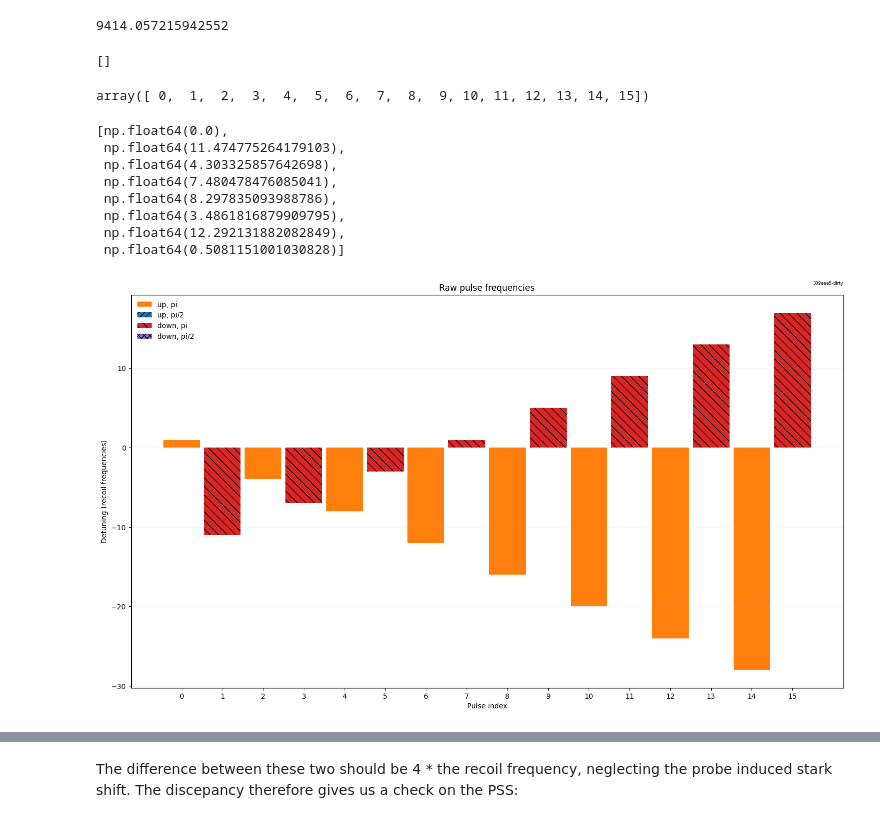
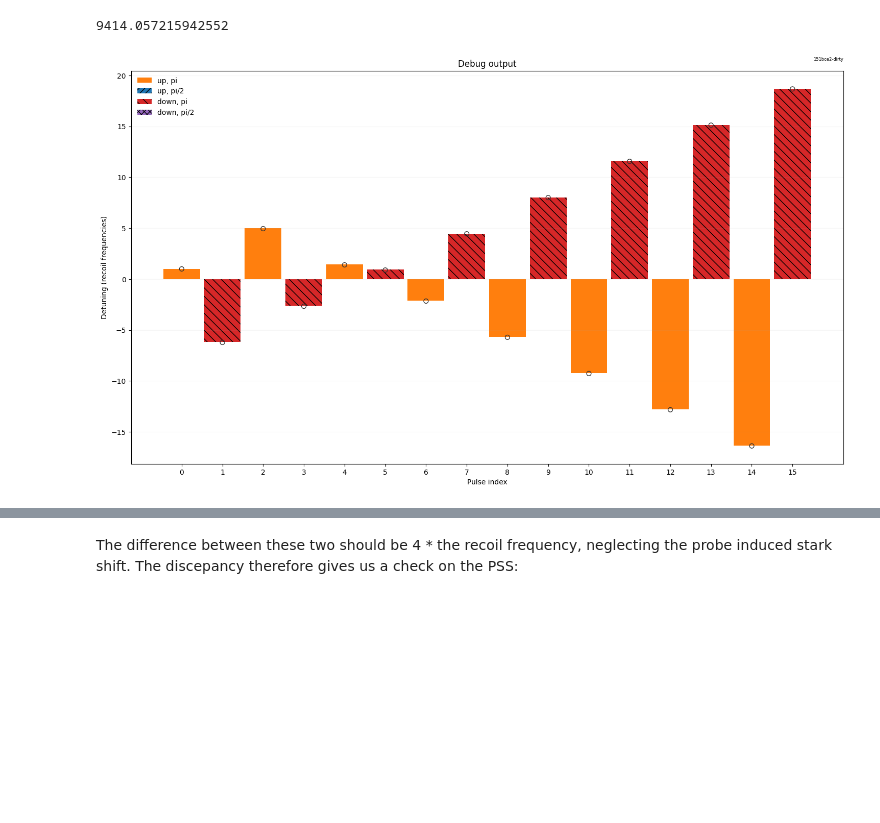
Before and after one commit to charlesbaynham/LMT_sim_scratch, a Jupyter notebook: notebooks/true_LMT_trajectory.ipynb, the cells around one changed output, grey strips where cells are left out. Drawn from its saved outputs; the diff is of its cells as text; code cells hidden in the pictures; blank space fills up the shorter version.

```diff
--- a/notebooks/true_LMT_trajectory.ipynb
+++ b/notebooks/true_LMT_trajectory.ipynb
@@ -161,26 +165,7 @@ _, plot_sequence = seq.build_sequence_from_lab_pulse_dump(
 # plot_sequence = add_true_lmt_clearouts(plot_sequence[1:])
 
 # Truncate
-plot_sequence = plot_sequence[:16]
+plot_sequence = plot_sequence[:32]
-# %%
-clearout_links
-# %% [output]
-[]
-# %%
-pulse_indices
-# %% [output]
-array([ 0,  1,  2,  3,  4,  5,  6,  7,  8,  9, 10, 11, 12, 13, 14, 15])
-# %%
-pulse_detunings_recoil
-# %% [output]
-[np.float64(0.0),
- np.float64(11.474775264179103),
- np.float64(4.303325857642698),
- np.float64(7.480478476085041),
- np.float64(8.297835093988786),
- np.float64(3.4861816879909795),
- np.float64(12.292131882082849),
- np.float64(0.5081151001030828)]
 # %%
 def plot_lab_pulse_sequence(plot_sequence, plot_corrected=True):
     raw_detunings_recoil = []
@@ -290,12 +275,34 @@ def plot_lab_pulse_sequence(plot_sequence, plot_corrected=True):
         )
 
     ax.legend(handles=legend_handles, loc="upper left", frameon=False)
+# %%
+
+_, plot_sequence = seq.build_sequence_from_lab_pulse_dump(
+    is_up=is_up,
+    start_times_mu=start_times_mu,
+    durations_mu=durations_mu,
+    opll_hz=opll_hz,
+    switch_hz=switch_hz,
+    delivery_hz=delivery_hz,
+    delivery_setpoint=delivery_setpoint,
+    initial_velocity_z=0.0,
+    probe_induced_alpha_up=probe_shift_alpha,
+    probe_induced_alpha_down=probe_shift_alpha,
+)
+# plot_sequence = add_true_lmt_clearouts(plot_sequence[1:])
+
+# Truncate
+plot_sequence = plot_sequence[:32]
+
+plot_lab_pulse_sequence(plot_sequence, plot_corrected=True)
+plt.title("Debug output")
+vs.tag_plot(small=True);
+# %% [output]
+[figure, added]
 # %%
 plot_lab_pulse_sequence(plot_sequence, plot_corrected=False)
 plt.title("Raw pulse frequencies")
 vs.tag_plot(small=True);
-# %% [output]
-[figure, removed]
 # %%
 # Same bar plot, but with each pulse's detuning corrected for its
 # probe-induced (AC-Stark) shift. The effective detuning the atom actually
```
Also changed, not shown: parts of 13 cells of this notebook, 2 other files.
